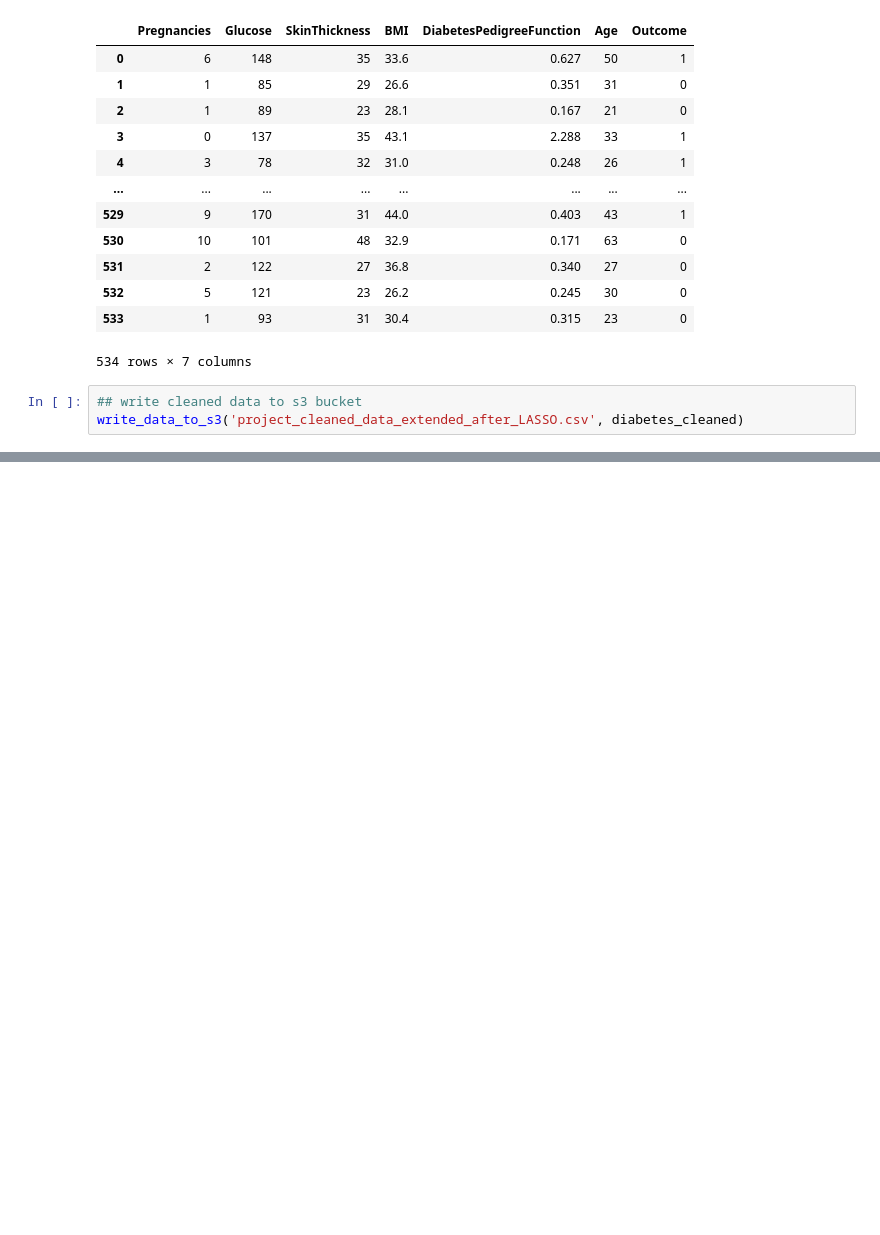
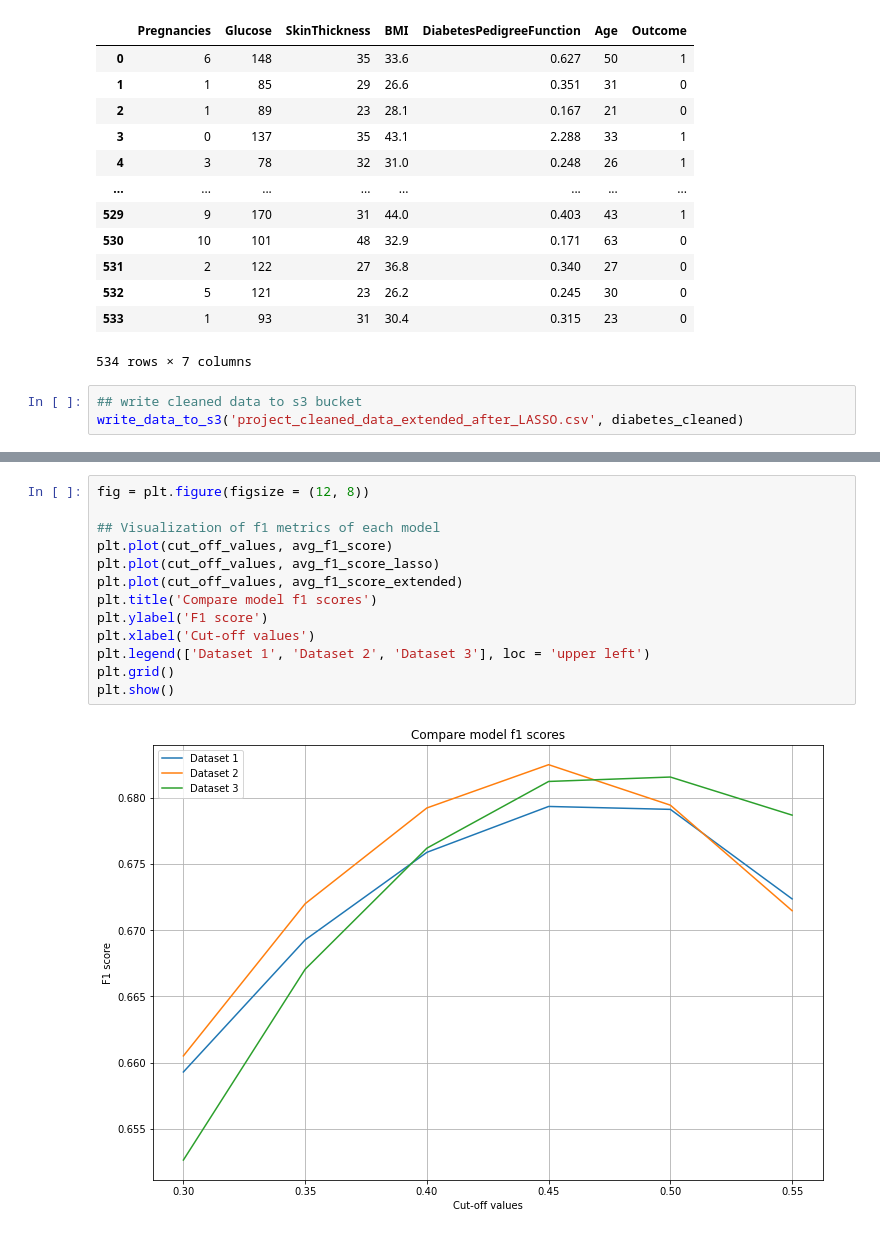
Before and after one commit to danhtran358/DATA-445, a Jupyter notebook: Project_Logistic.ipynb, the cells around one changed output, grey strips where cells are left out. Drawn from its saved outputs; the diff is of its cells as text; blank space fills up the shorter version.

```diff
--- a/Project_Logistic.ipynb
+++ b/Project_Logistic.ipynb
@@ -506,3 +531,18 @@ F1 score:  [0.65076486 0.66434445 0.67432761 0.68069113 0.68177425 0.67923516]
+# %%
+fig = plt.figure(figsize = (12, 8))
+
+## Visualization of f1 metrics of each model
+plt.plot(cut_off_values, avg_f1_score)
+plt.plot(cut_off_values, avg_f1_score_lasso)
+plt.plot(cut_off_values, avg_f1_score_extended)
+plt.title('Compare model f1 scores')
+plt.ylabel('F1 score')
+plt.xlabel('Cut-off values')
+plt.legend(['Dataset 1', 'Dataset 2', 'Dataset 3'], loc = 'upper left')
+plt.grid()
+plt.show()
+# %% [output]
+[figure, added]
 # %%
 ## lists to store results
 precision_scores = list()
```
Also changed, not shown: parts of 15 cells of this notebook, 6 other files.
